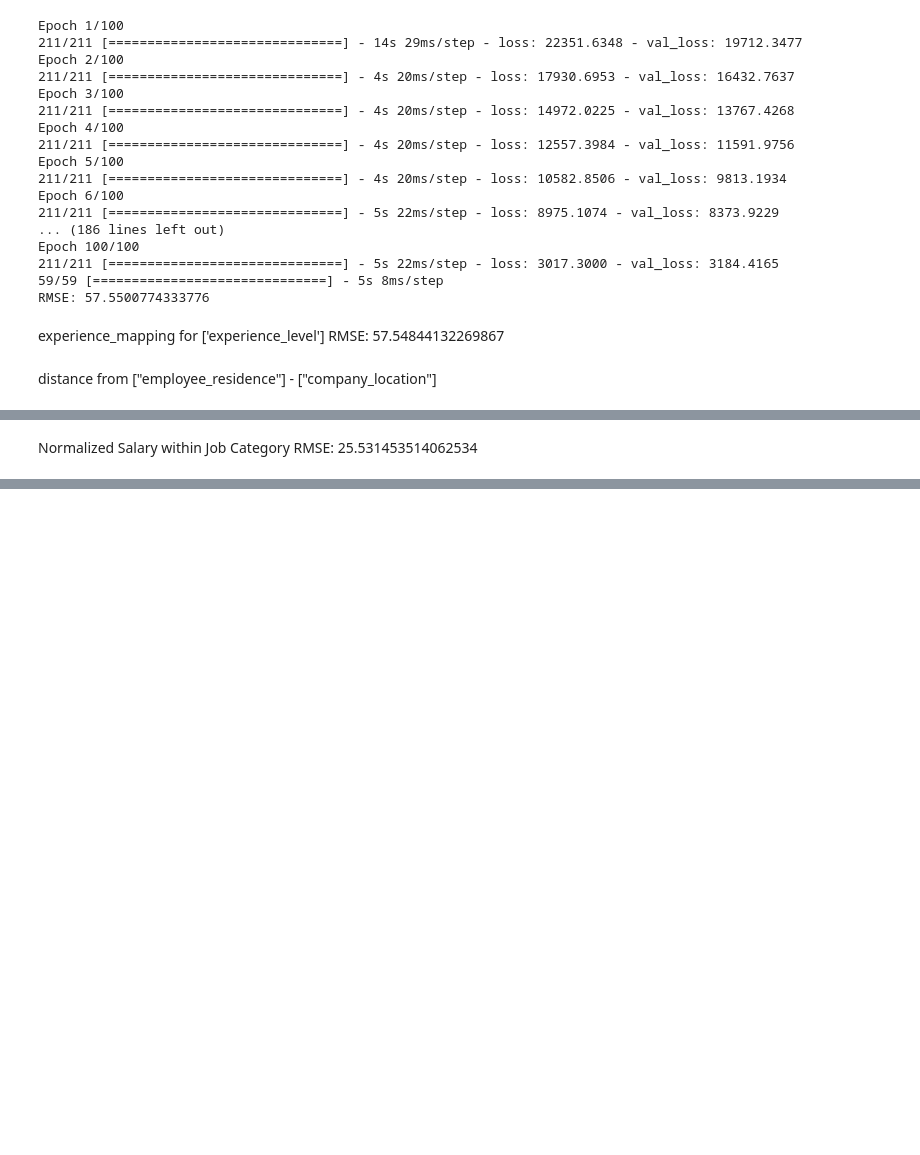
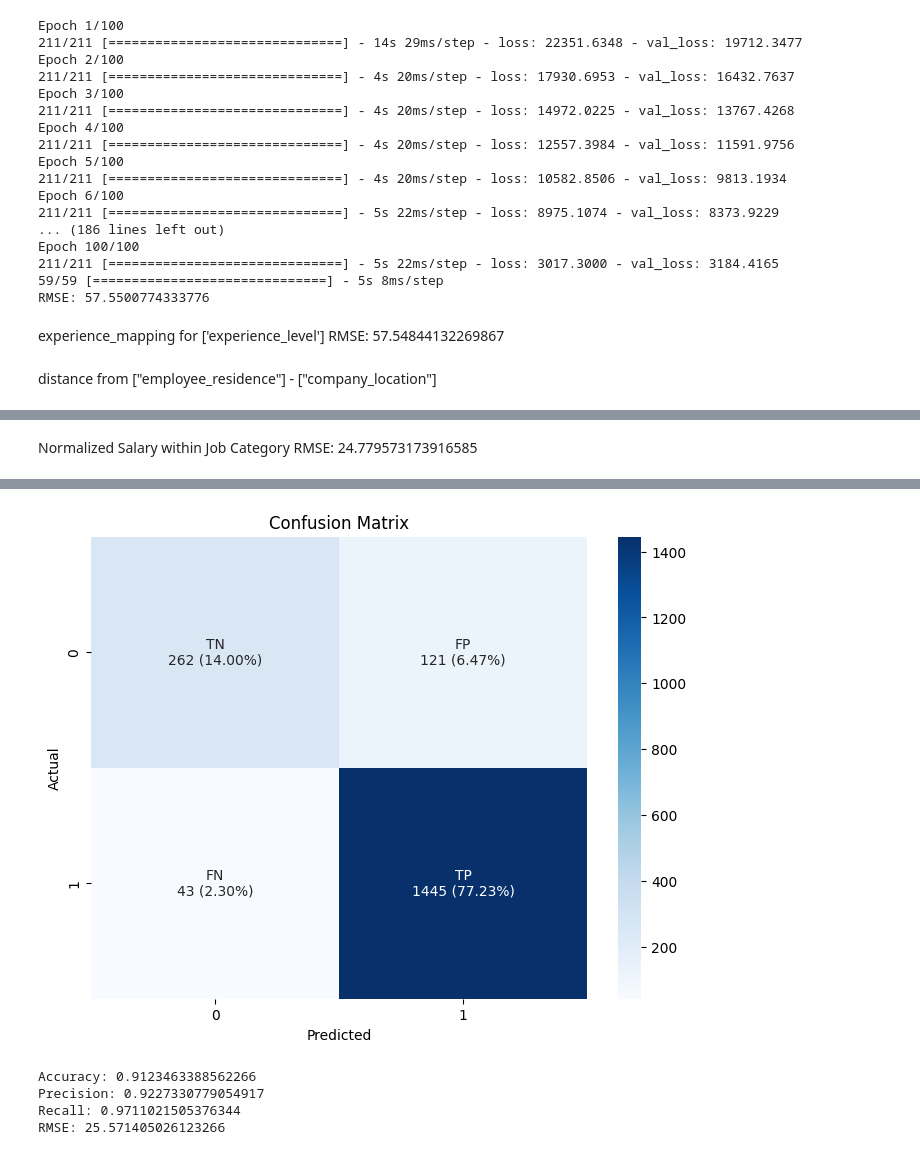
Before and after one commit to ErgaDN/Deep-Learning-Forecasting-salaries, a Jupyter notebook: lstm.ipynb, the cells around one changed output, grey strips where cells are left out. Drawn from its saved outputs; the diff is of its cells as text; code cells hidden in the pictures; blank space fills up the shorter version.

Commit message:
Confusion Matrix

```diff
--- a/lstm.ipynb
+++ b/lstm.ipynb
@@ -373,3 +313,58 @@ RMSE: 25.531453514062534
 # %% [markdown]
 Normalized Salary within Job Category
-RMSE: 25.531453514062534
+RMSE: 24.779573173916585
+# %%
+# Make predictions on the scaled test set
+predictions_scaled = model.predict(X_test_reshaped)
+
+# Convert predictions back to original scale
+predictions = predictions_scaled.flatten()
+
+# Define thresholds for classification
+threshold_positive = 100  # Define a suitable threshold based on your problem
+
+# Classify predictions into two categories based on the threshold
+y_test_class = (y_test >= threshold_positive)
+predictions_class = (predictions >= threshold_positive)
+
+# Compute confusion matrix
+conf_matrix = confusion_matrix(y_test_class, predictions_class)
+
+# Calculate percentages
+total = np.sum(conf_matrix)
+percentages = (conf_matrix / total) * 100
+
+# Define labels for each cell with amount, percentage, and the type of classification
+labels = np.empty_like(conf_matrix, dtype=object)
+for i in range(conf_matrix.shape[0]):
+    for j in range(conf_matrix.shape[1]):
+        if i == 0 and j == 0:  # True Negative
+            labels[i, j] = f"TN\n{conf_matrix[i, j]} ({percentages[i, j]:.2f}%)"
+        elif i == 0 and j == 1:  # False Positive
+            labels[i, j] = f"FP\n{conf_matrix[i, j]} ({percentages[i, j]:.2f}%)"
+        elif i == 1 and j == 0:  # False Negative
+            labels[i, j] = f"FN\n{conf_matrix[i, j]} ({percentages[i, j]:.2f}%)"
+        else:  # True Positive
+            labels[i, j] = f"TP\n{conf_matrix[i, j]} ({percentages[i, j]:.2f}%)"
+
+# Plot confusion matrix with labels
+plt.figure(figsize=(8, 6))
+sns.heatmap(conf_matrix, annot=labels, fmt='', cmap='Blues')
+plt.xlabel('Predicted')
+plt.ylabel('Actual')
+plt.title('Confusion Matrix')
+plt.show()
+
+# Calculate and print accuracy, precision, and recall
+accuracy = accuracy_score(y_test_class, predictions_class)
+precision = precision_score(y_test_class, predictions_class)
+recall = recall_score(y_test_class, predictions_class)
+
+print(f"Accuracy: {accuracy}")
+print(f"Precision: {precision}")
+print(f"Recall: {recall}")
+
+# Calculate and print RMSE
+mse = mean_squared_error(y_test, predictions)
+print("RMSE:", np.sqrt(mse))
+# %% [output]
@@ -375,0 +372,5 @@ RMSE: 25.531453514062534
+[figure, added]
+Accuracy: 0.9123463388562266
+Precision: 0.9227330779054917
+Recall: 0.9711021505376344
+RMSE: 25.571405026123266
```
Also changed, not shown: parts of 3 cells of this notebook.
